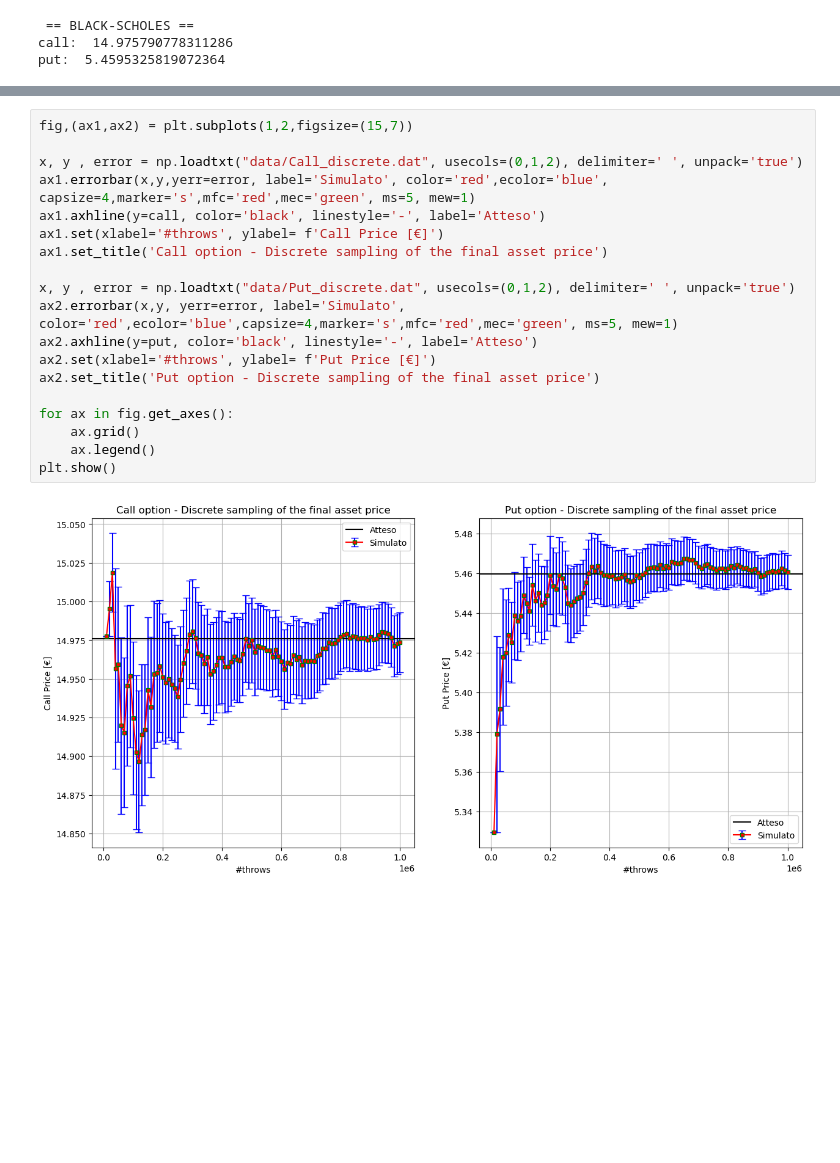
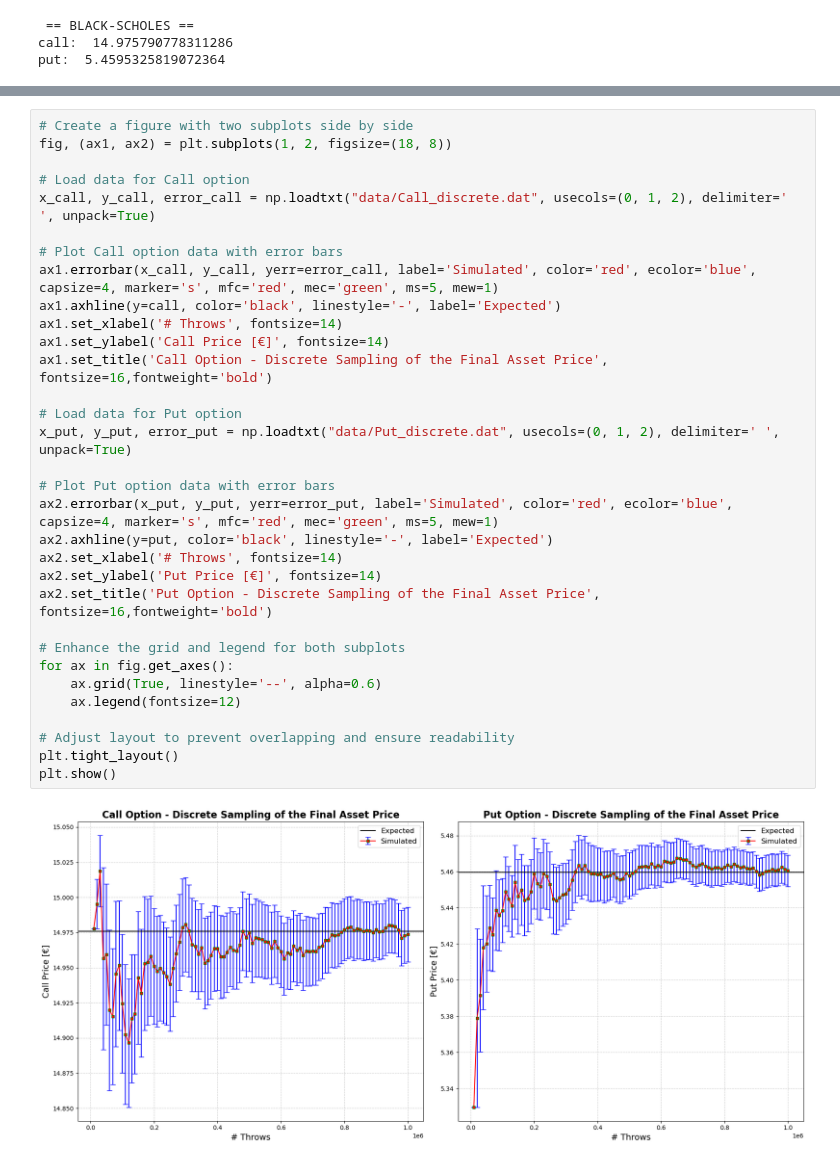
Before and after one commit to JiahaoMiao/LSN, a Jupyter notebook: Lezione_3/LSN_Exercises_03.ipynb, the cells around one changed output, grey strips where cells are left out. Drawn from its saved outputs; the diff is of its cells as text; blank space fills up the shorter version.

```diff
--- a/Lezione_3/LSN_Exercises_03.ipynb
+++ b/Lezione_3/LSN_Exercises_03.ipynb
@@ -107,21 +175,34 @@ plt.show()
 # %%
-fig,(ax1,ax2) = plt.subplots(1,2,figsize=(15,7))
+# Create a figure with two subplots side by side
+fig, (ax1, ax2) = plt.subplots(1, 2, figsize=(18, 8))
 
-x, y , error = np.loadtxt("data/Call_discrete.dat", usecols=(0,1,2), delimiter=' ', unpack='true')
-ax1.errorbar(x,y,yerr=error, label='Simulato', color='red',ecolor='blue', capsize=4,marker='s',mfc='red',mec='green', ms=5, mew=1)
-ax1.axhline(y=call, color='black', linestyle='-', label='Atteso')
-ax1.set(xlabel='#throws', ylabel= f'Call Price [€]')
-ax1.set_title('Call option - Discrete sampling of the final asset price')
+# Load data for Call option
+x_call, y_call, error_call = np.loadtxt("data/Call_discrete.dat", usecols=(0, 1, 2), delimiter=' ', unpack=True)
 
-x, y , error = np.loadtxt("data/Put_discrete.dat", usecols=(0,1,2), delimiter=' ', unpack='true')
-ax2.errorbar(x,y, yerr=error, label='Simulato', color='red',ecolor='blue',capsize=4,marker='s',mfc='red',mec='green', ms=5, mew=1)
-ax2.axhline(y=put, color='black', linestyle='-', label='Atteso')
-ax2.set(xlabel='#throws', ylabel= f'Put Price [€]')
-ax2.set_title('Put option - Discrete sampling of the final asset price')
+# Plot Call option data with error bars
+ax1.errorbar(x_call, y_call, yerr=error_call, label='Simulated', color='red', ecolor='blue', capsize=4, marker='s', mfc='red', mec='green', ms=5, mew=1)
+ax1.axhline(y=call, color='black', linestyle='-', label='Expected')
+ax1.set_xlabel('# Throws', fontsize=14)
+ax1.set_ylabel('Call Price [€]', fontsize=14)
+ax1.set_title('Call Option - Discrete Sampling of the Final Asset Price', fontsize=16,fontweight='bold')
 
+# Load data for Put option
+x_put, y_put, error_put = np.loadtxt("data/Put_discrete.dat", usecols=(0, 1, 2), delimiter=' ', unpack=True)
+
+# Plot Put option data with error bars
+ax2.errorbar(x_put, y_put, yerr=error_put, label='Simulated', color='red', ecolor='blue', capsize=4, marker='s', mfc='red', mec='green', ms=5, mew=1)
+ax2.axhline(y=put, color='black', linestyle='-', label='Expected')
+ax2.set_xlabel('# Throws', fontsize=14)
+ax2.set_ylabel('Put Price [€]', fontsize=14)
+ax2.set_title('Put Option - Discrete Sampling of the Final Asset Price', fontsize=16,fontweight='bold')
+
+# Enhance the grid and legend for both subplots
 for ax in fig.get_axes():
-    ax.grid()
-    ax.legend()
+    ax.grid(True, linestyle='--', alpha=0.6)
+    ax.legend(fontsize=12)
+
+# Adjust layout to prevent overlapping and ensure readability
+plt.tight_layout()
 plt.show()
 # %% [output]
-[figure, old version]
+[figure, new version]
```
Also changed, not shown: parts of 6 cells of this notebook.
